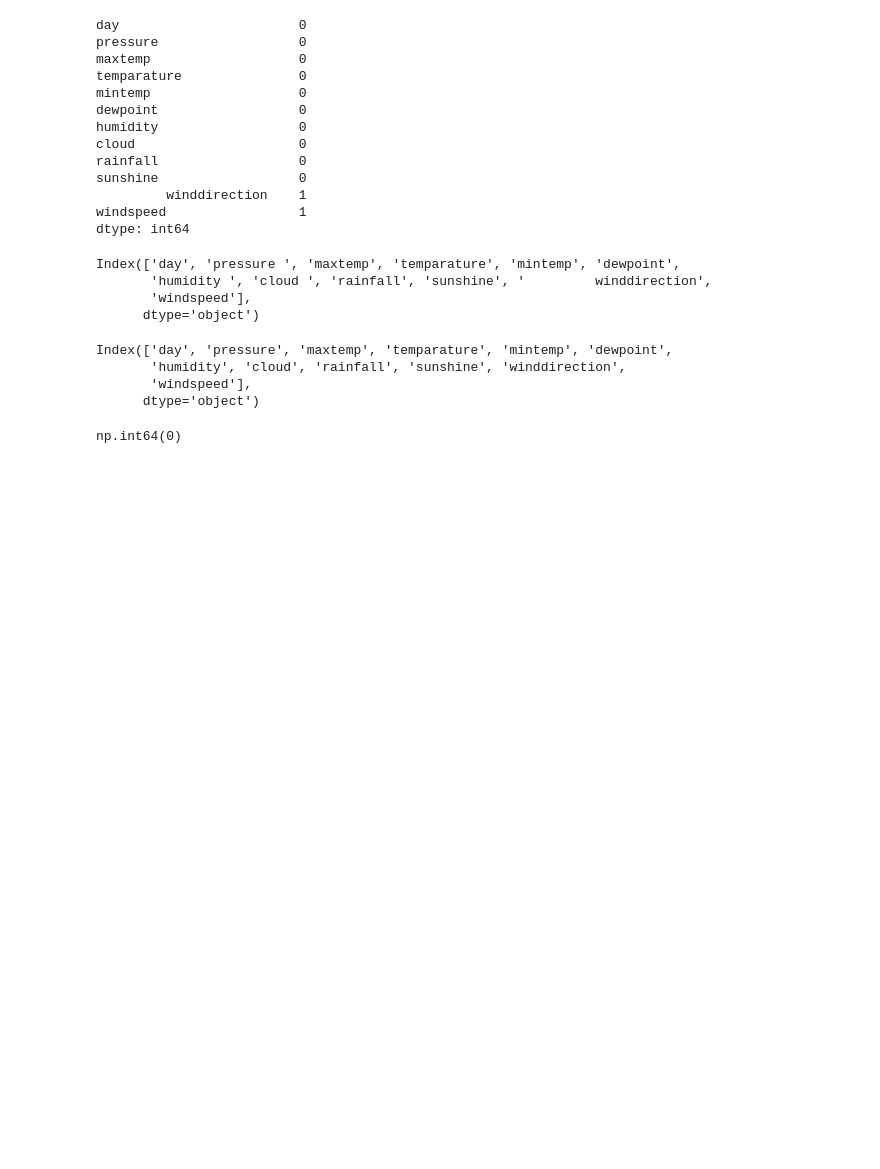
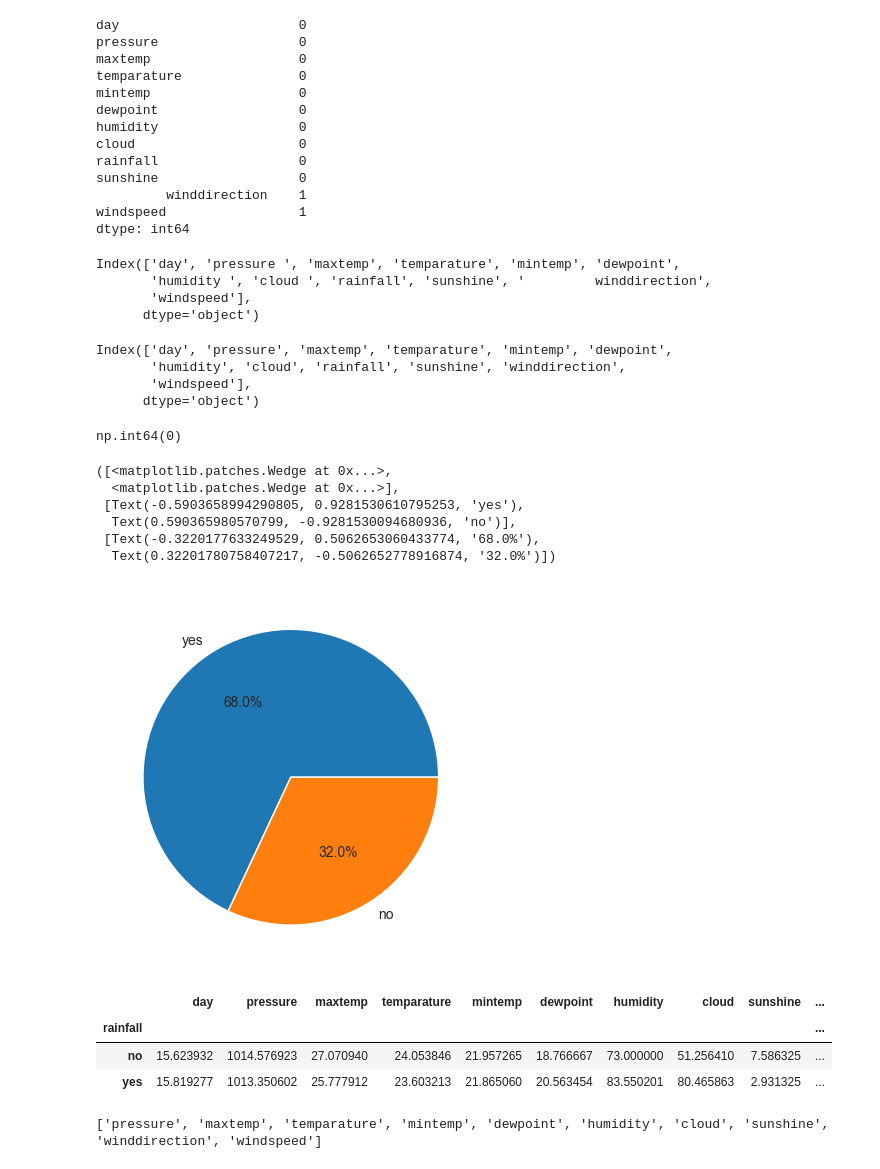
Before and after one commit to Shrutik-0101/Machine-Learning-Portfolio, a Jupyter notebook: Rainfall_Prediction.ipynb, the cells around one changed output. Drawn from its saved outputs; the diff is of its cells as text; code cells hidden in the pictures; blank space fills up the shorter version.

```diff
--- a/Rainfall_Prediction.ipynb
+++ b/Rainfall_Prediction.ipynb
@@ -131,3 +131,26 @@ for col in df.columns:
 df.isnull().sum().sum()
 # %% [output]
 np.int64(0)
+# %%
+plt.pie(df['rainfall'].value_counts().values, labels = df['rainfall'].value_counts().index, autopct = '%1.1f%%')
+# %% [output]
+([<matplotlib.patches.Wedge at 0x...>,
+  <matplotlib.patches.Wedge at 0x...>],
+ [Text(-0.5903658994290805, 0.9281530610795253, 'yes'),
+  Text(0.590365980570799, -0.9281530094680936, 'no')],
+ [Text(-0.3220177633249529, 0.5062653060433774, '68.0%'),
+  Text(0.32201780758407217, -0.5062652778916874, '32.0%')])
+[figure, added]
+# %%
+df.groupby('rainfall').mean()
+# %% [output]
+|  | day | pressure | maxtemp | temparature | mintemp | dewpoint | humidity | cloud | sunshine | ... |
+| rainfall |  |  |  |  |  |  |  |  |  | ... |
+| no | 15.623932 | 1014.576923 | 27.070940 | 24.053846 | 21.957265 | 18.766667 | 73.000000 | 51.256410 | 7.586325 | ... |
+| yes | 15.819277 | 1013.350602 | 25.777912 | 23.603213 | 21.865060 | 20.563454 | 83.550201 | 80.465863 | 2.931325 | ... |
+# %%
+features = list(df.select_dtypes(include = np.number).columns)
+features.remove('day')
+print(features)
+# %% [output]
+['pressure', 'maxtemp', 'temparature', 'mintemp', 'dewpoint', 'humidity', 'cloud', 'sunshine', 'winddirection', 'windspeed']
```
Also changed, not shown: parts of 5 cells of this notebook.
